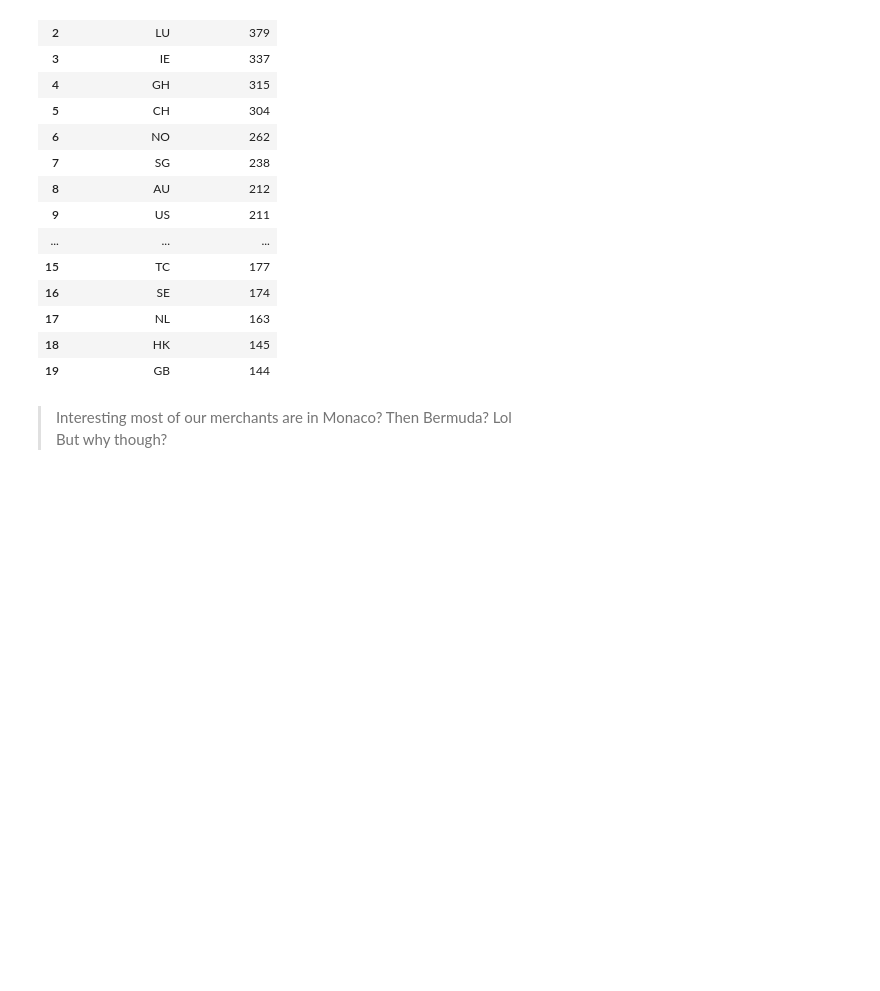
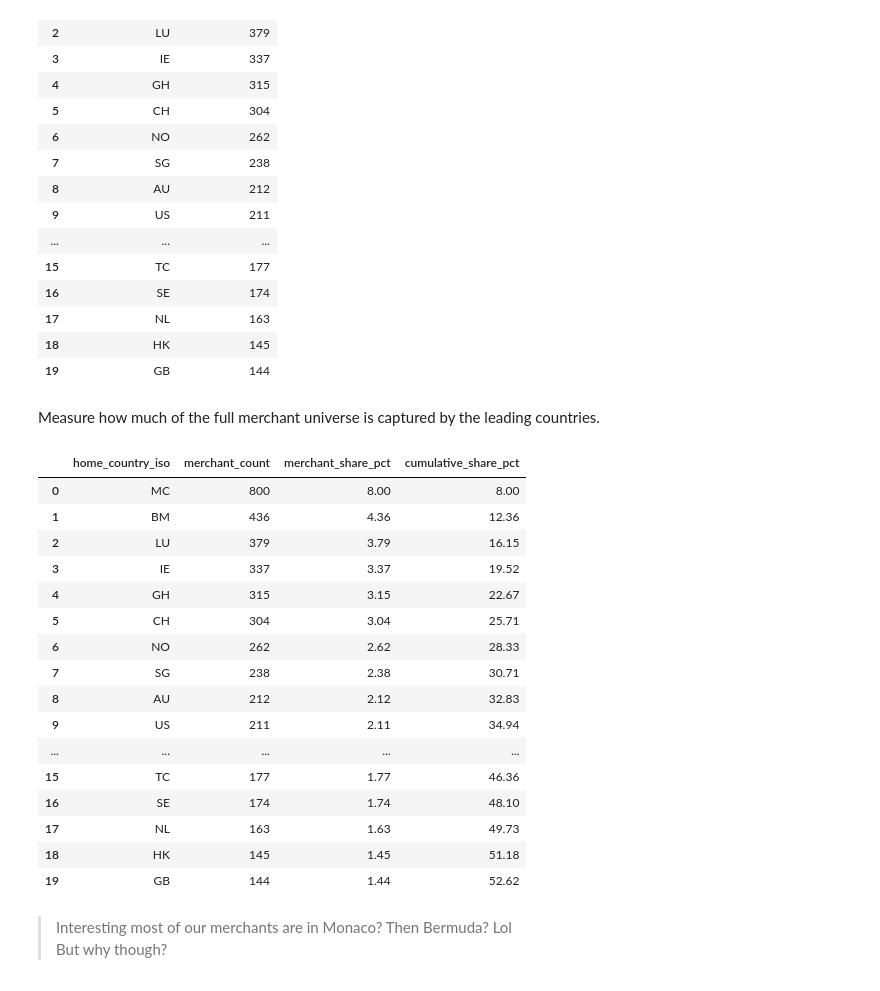
Before and after one commit to EsosaOrumwese/fraud-detection-system, a Jupyter notebook: analysis/dev_full_offline_investigation/00_investigation/notebooks/00_understanding_governed_data_world_p1.ipynb, the cells around one changed output. Cells and saved outputs as stored; diff of their text form; code cells hidden in the pictures; blank space fills up the shorter version.

```diff
--- a/analysis/dev_full_offline_investigation/00_investigation/notebooks/00_understanding_governed_data_world_p1.ipynb
+++ b/analysis/dev_full_offline_investigation/00_investigation/notebooks/00_understanding_governed_data_world_p1.ipynb
@@ -272,6 +272,38 @@ merchant_ids_df["home_country_iso"].value_counts(dropna=False).head(20).rename_a
 | 17 | NL | 163 |
 | 18 | HK | 145 |
 | 19 | GB | 144 |
+# %% [markdown]
+Measure how much of the full merchant universe is captured by the leading countries.
+# %%
+# Rank countries by merchant count so we can see how quickly the merchant universe concentrates.
+country_concentration_df = merchant_ids_df["home_country_iso"].value_counts(dropna=False).rename_axis("home_country_iso").reset_index(name="merchant_count")
+
+# Convert raw counts into percentage share of the full merchant universe.
+country_concentration_df["merchant_share_pct"] = (country_concentration_df["merchant_count"] / len(merchant_ids_df) * 100).round(2)
+
+# Cumulative share shows how much of the universe is covered as we move down the ranked list.
+country_concentration_df["cumulative_share_pct"] = country_concentration_df["merchant_share_pct"].cumsum().round(2)
+
+# Inspect the leading rows first, then read off top-5, top-10, top-20 style coverage from the cumulative column.
+country_concentration_df.head(20)
+# %% [output]
+|  | home_country_iso | merchant_count | merchant_share_pct | cumulative_share_pct |
+| 0 | MC | 800 | 8.00 | 8.00 |
+| 1 | BM | 436 | 4.36 | 12.36 |
+| 2 | LU | 379 | 3.79 | 16.15 |
+| 3 | IE | 337 | 3.37 | 19.52 |
+| 4 | GH | 315 | 3.15 | 22.67 |
+| 5 | CH | 304 | 3.04 | 25.71 |
+| 6 | NO | 262 | 2.62 | 28.33 |
+| 7 | SG | 238 | 2.38 | 30.71 |
+| 8 | AU | 212 | 2.12 | 32.83 |
+| 9 | US | 211 | 2.11 | 34.94 |
+| ... | ... | ... | ... | ... |
+| 15 | TC | 177 | 1.77 | 46.36 |
+| 16 | SE | 174 | 1.74 | 48.10 |
+| 17 | NL | 163 | 1.63 | 49.73 |
+| 18 | HK | 145 | 1.45 | 51.18 |
+| 19 | GB | 144 | 1.44 | 52.62 |
 # %% [markdown]
 > Interesting most of our merchants are in Monaco? Then Bermuda? Lol \
 > But why though?
```
Also changed, not shown: parts of 2 cells of this notebook.
